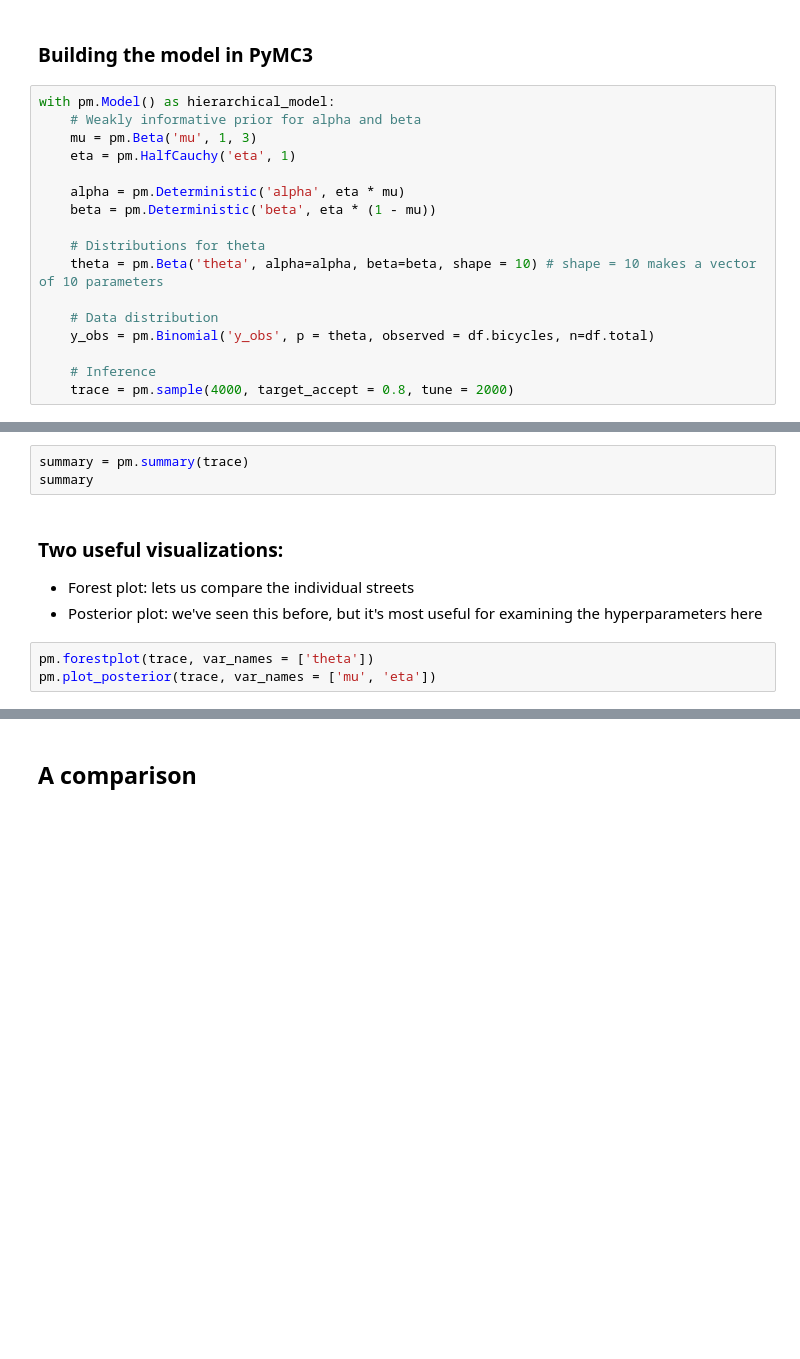
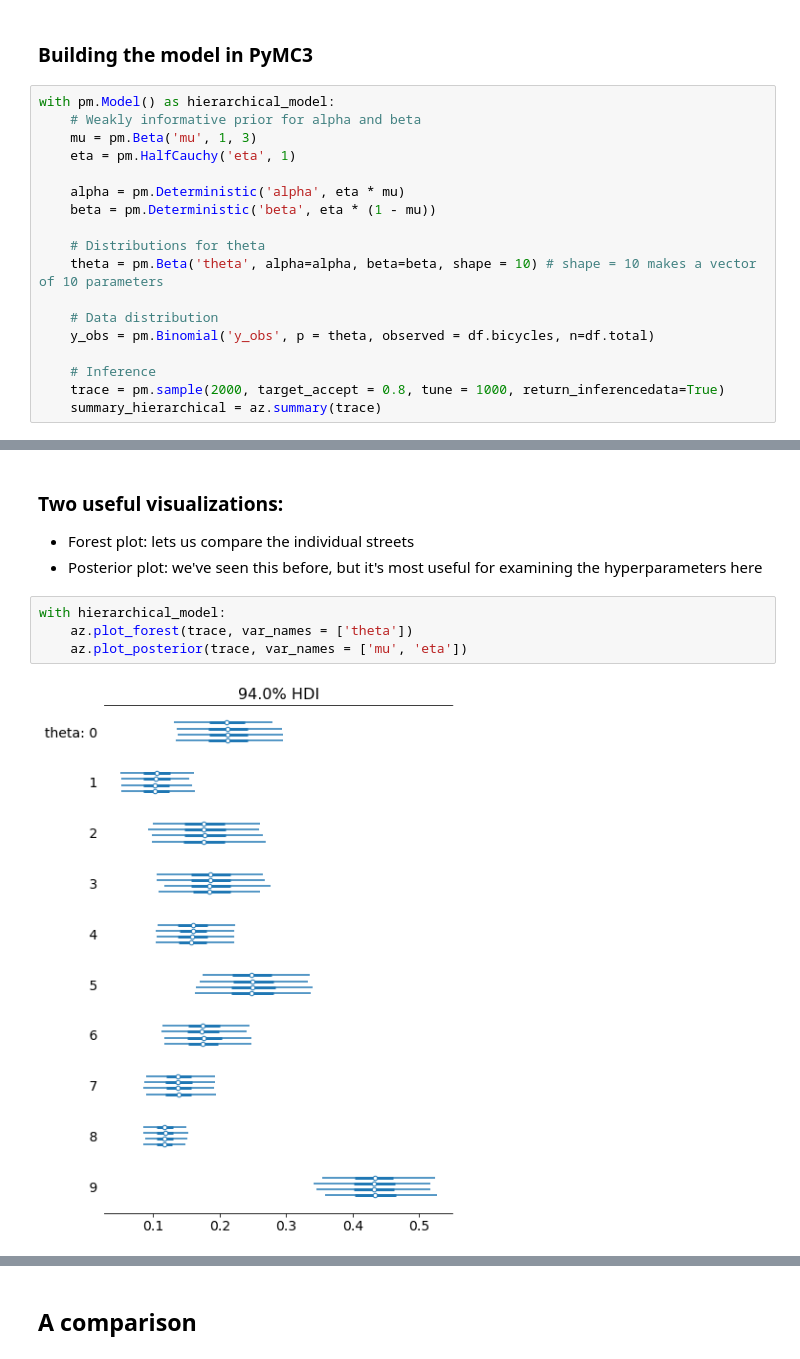
Before and after one commit to mpdylan/INFO510-public, a Jupyter notebook: notebooks/binom_models/bikelanes.ipynb, the cells around one changed output, grey strips where cells are left out. Saved outputs shown, nothing was run; the diff lists cells and outputs as text; blank space fills up the shorter version.

```diff
--- a/notebooks/binom_models/bikelanes.ipynb
+++ b/notebooks/binom_models/bikelanes.ipynb
@@ -121,4 +161,5 @@ with pm.Model() as hierarchical_model:
     y_obs = pm.Binomial('y_obs', p = theta, observed = df.bicycles, n=df.total)
 
     # Inference
-    trace = pm.sample(4000, target_accept = 0.8, tune = 2000)
+    trace = pm.sample(2000, target_accept = 0.8, tune = 1000, return_inferencedata=True)
+    summary_hierarchical = az.summary(trace)
@@ -125,11 +173,11 @@ with pm.Model() as hierarchical_model:
-# %%
-summary = pm.summary(trace)
-summary
 # %% [markdown]
 ### Two useful visualizations:
 
 * Forest plot: lets us compare the individual streets
 * Posterior plot: we've seen this before, but it's most useful for examining the hyperparameters here
 # %%
-pm.forestplot(trace, var_names = ['theta'])
-pm.plot_posterior(trace, var_names = ['mu', 'eta'])
+with hierarchical_model:
+    az.plot_forest(trace, var_names = ['theta'])
+    az.plot_posterior(trace, var_names = ['mu', 'eta'])
+# %% [output]
+[figure, added]
```
Also changed, not shown: parts of 31 cells of this notebook, 2 other files.
